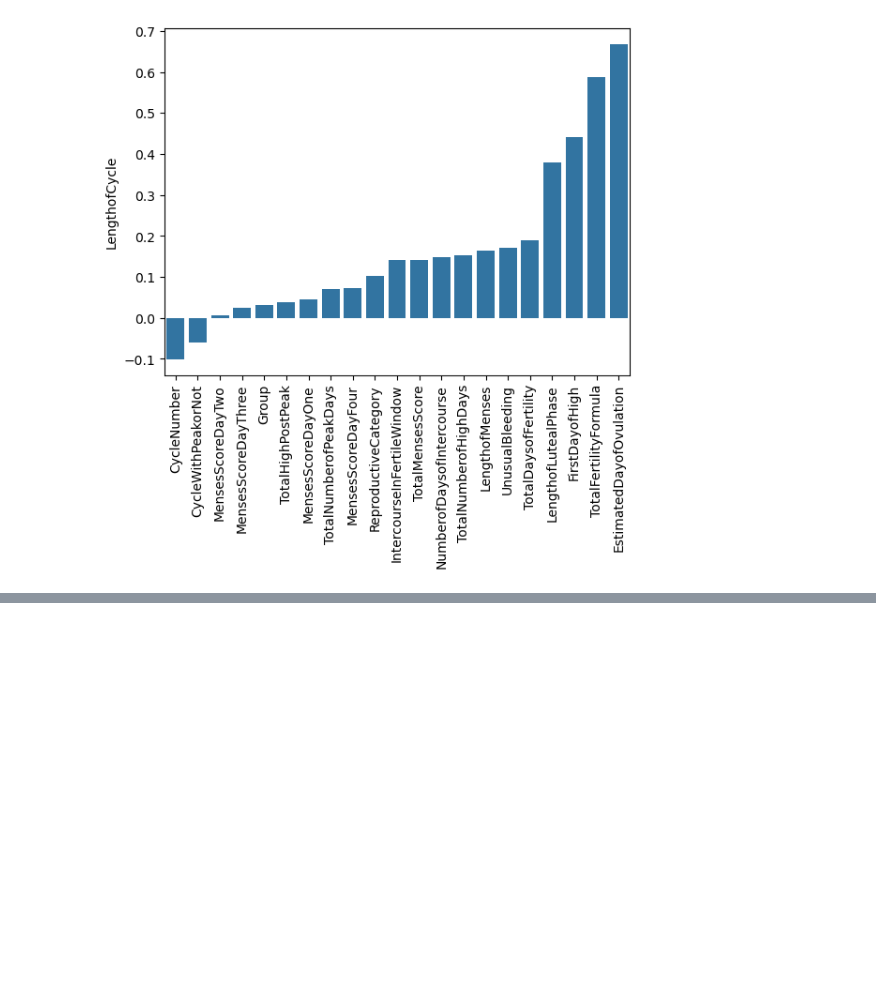
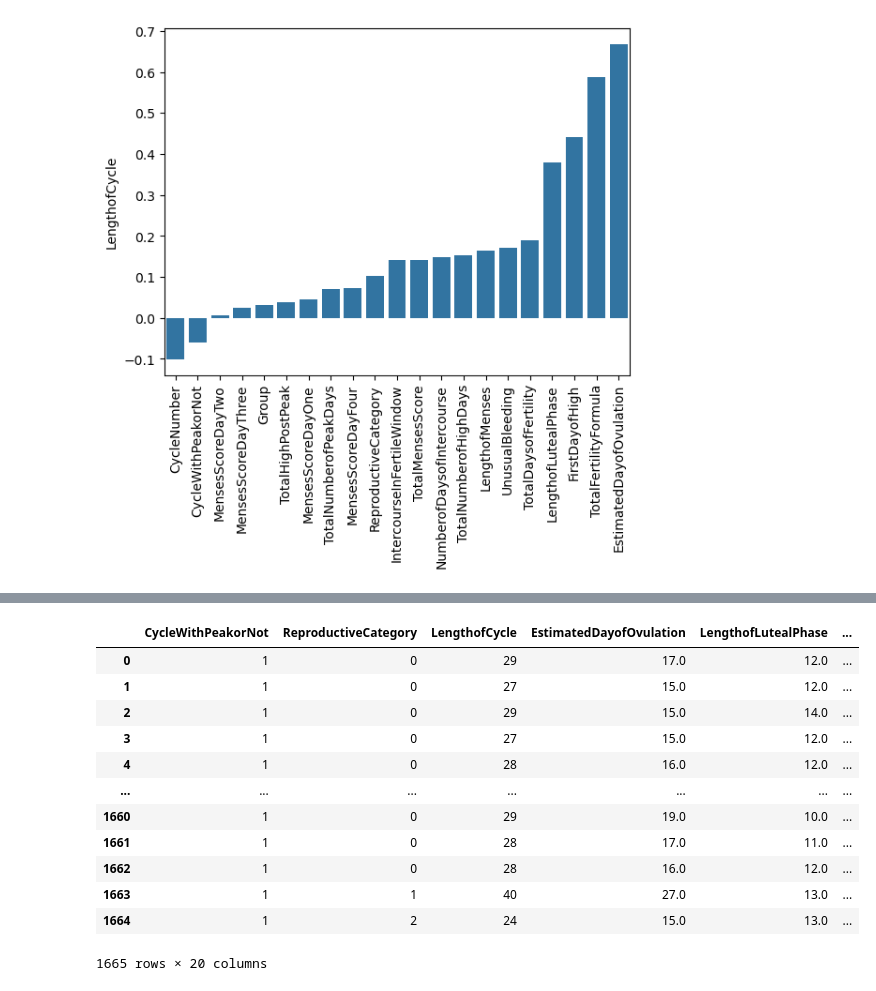
Before and after one commit to Aster-Health-Inc/aster-health-app, a Jupyter notebook: exp_notebook_cycle_tracker.ipynb, the cells around one changed output, grey strips where cells are left out. Saved outputs shown, nothing was run; the diff lists cells and outputs as text; code cells hidden in the pictures; blank space fills up the shorter version.

```diff
--- a/exp_notebook_cycle_tracker.ipynb
+++ b/exp_notebook_cycle_tracker.ipynb
@@ -147,0 +172,16 @@ plt.xticks(rotation=90)
+# %%
+df_cleaned
+# %% [output]
+|  | CycleWithPeakorNot | ReproductiveCategory | LengthofCycle | EstimatedDayofOvulation | LengthofLutealPhase | ... |
+| 0 | 1 | 0 | 29 | 17.0 | 12.0 | ... |
+| 1 | 1 | 0 | 27 | 15.0 | 12.0 | ... |
+| 2 | 1 | 0 | 29 | 15.0 | 14.0 | ... |
+| 3 | 1 | 0 | 27 | 15.0 | 12.0 | ... |
+| 4 | 1 | 0 | 28 | 16.0 | 12.0 | ... |
+| ... | ... | ... | ... | ... | ... | ... |
+| 1660 | 1 | 0 | 29 | 19.0 | 10.0 | ... |
+| 1661 | 1 | 0 | 28 | 17.0 | 11.0 | ... |
+| 1662 | 1 | 0 | 28 | 16.0 | 12.0 | ... |
+| 1663 | 1 | 1 | 40 | 27.0 | 13.0 | ... |
+| 1664 | 1 | 2 | 24 | 15.0 | 13.0 | ... |
+1665 rows × 20 columns
```
Also changed, not shown: parts of 11 cells of this notebook, 1 other file.
